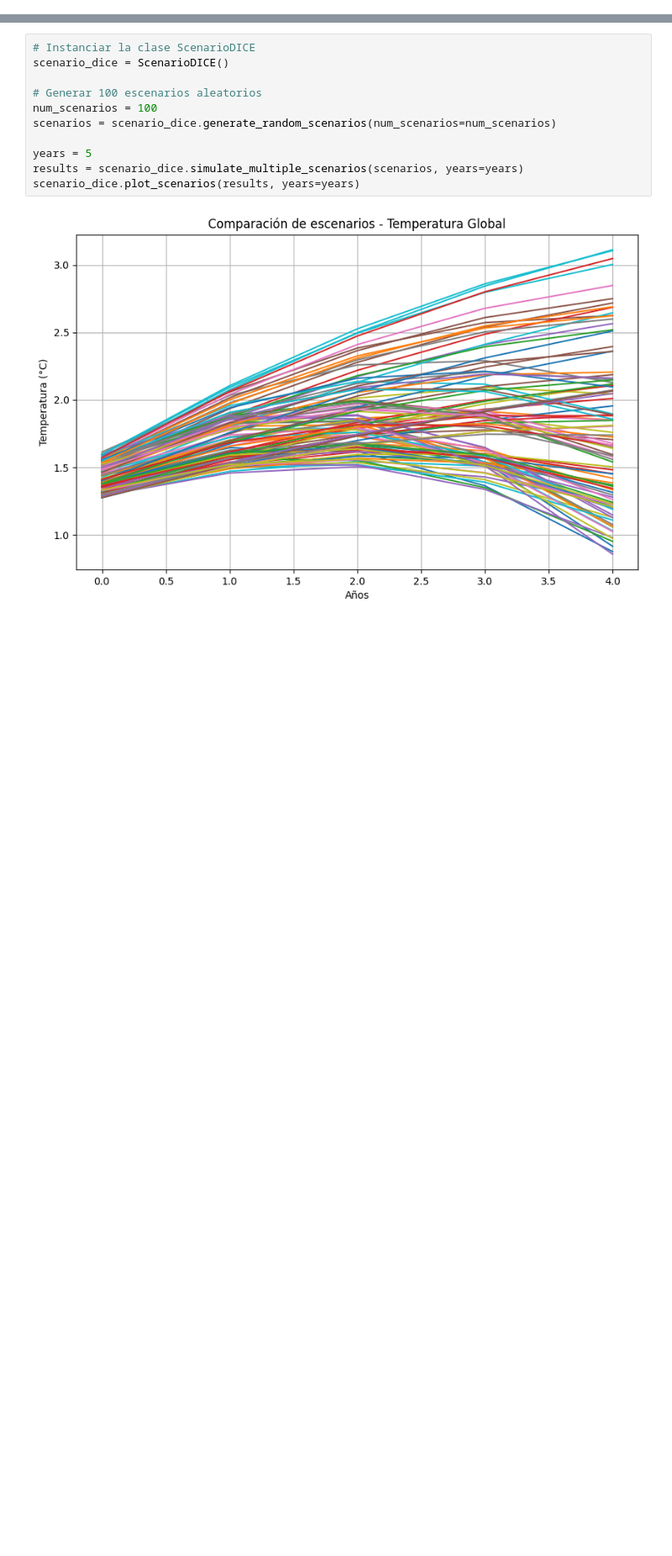
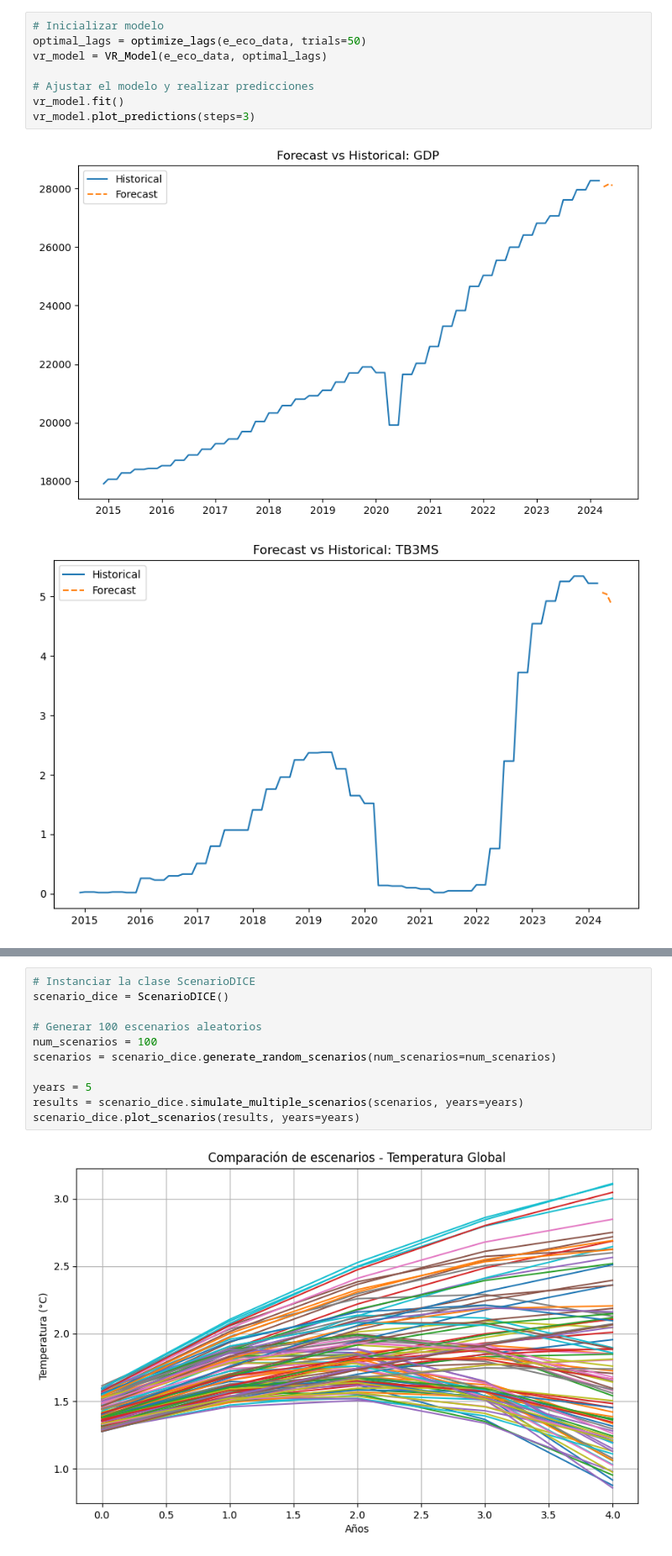
Before and after one commit to luisrc44/QAA-with-Climate-Change-and-ESG, a Jupyter notebook: QAA_wCC.ipynb, the cells around one changed output, grey strips where cells are left out. Shown at 84% size. Saved outputs shown, nothing was run; the diff lists cells and outputs as text; blank space fills up the shorter version.

Commit message:
VR Model

```diff
--- a/QAA_wCC.ipynb
+++ b/QAA_wCC.ipynb
@@ -71,0 +48,11 @@ Optimal number of lags: 4
+# %%
+# Inicializar modelo
+optimal_lags = optimize_lags(e_eco_data, trials=50)
+vr_model = VR_Model(e_eco_data, optimal_lags)
+
+# Ajustar el modelo y realizar predicciones
+vr_model.fit()
+vr_model.plot_predictions(steps=3)
+# %% [output]
+[figure, added]
+[figure, added]
```
Also changed, not shown: parts of 4 cells of this notebook, 1 other file.
